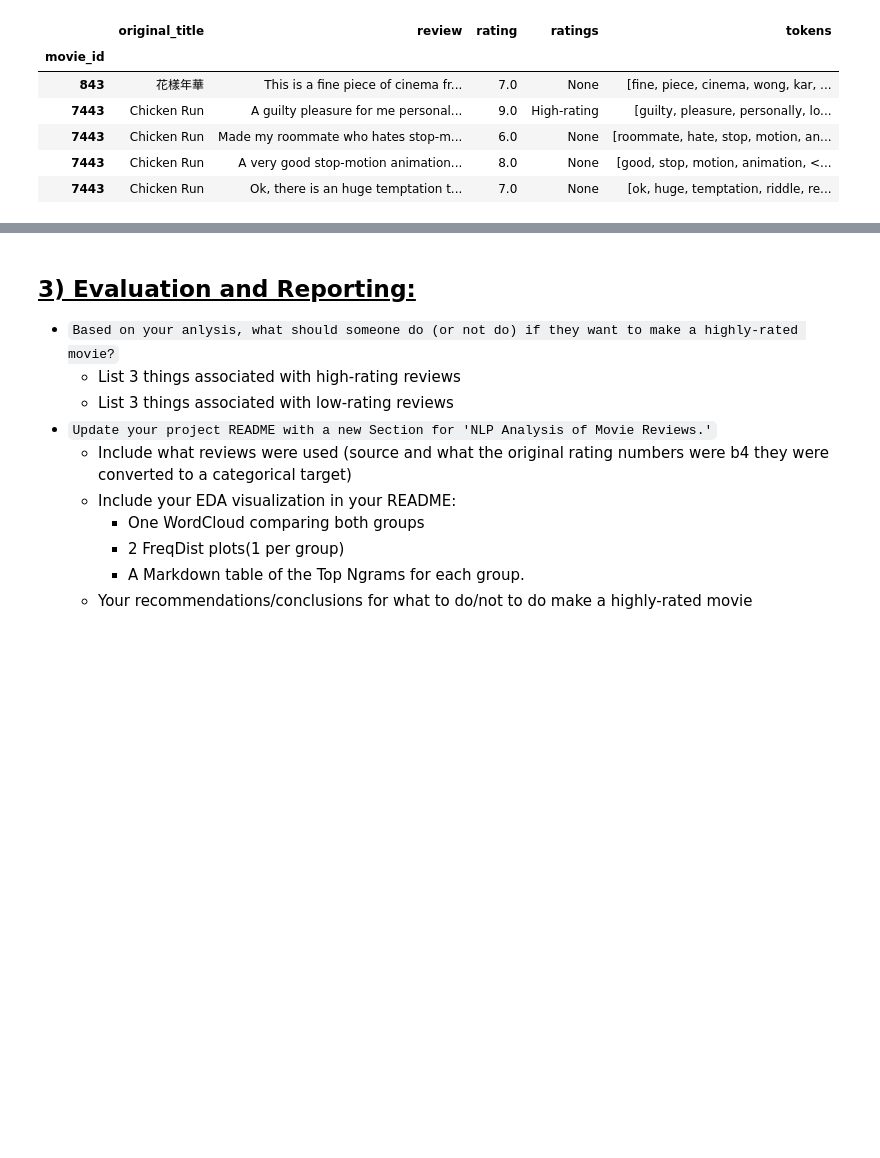
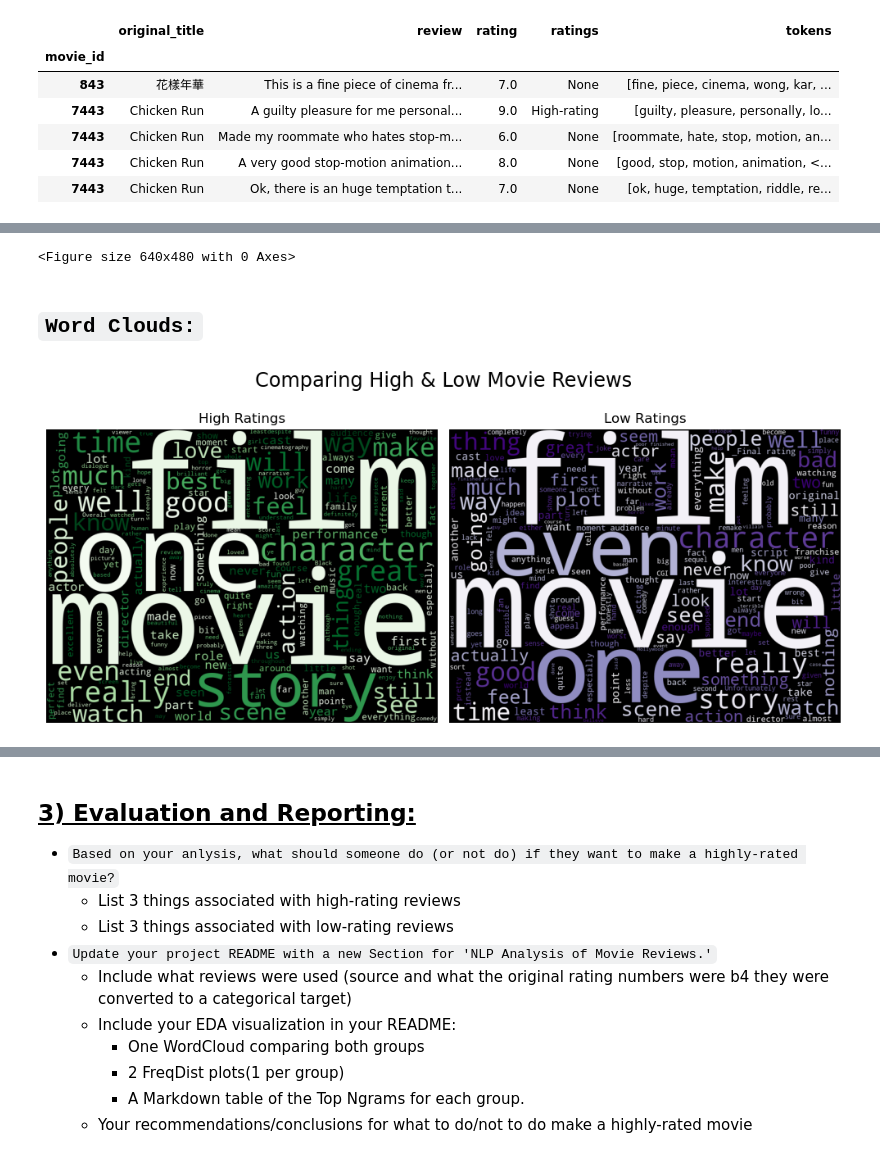
Before and after one commit to VALDE021/Data-Enrichment-Project, a Jupyter notebook: Project 2 Part 5-EricNV.ipynb, the cells around one changed output, grey strips where cells are left out. Cells and saved outputs as stored; diff of their text form; code cells hidden in the pictures; blank space fills up the shorter version.

```diff
--- a/Project 2 Part 5-EricNV.ipynb
+++ b/Project 2 Part 5-EricNV.ipynb
@@ -632,0 +606,47 @@ NameError: name 'all_pos_lemmas' is not defined
+# %%
+# Create a folder for images
+import os
+os.makedirs("images/", exist_ok=True)
+
+import matplotlib.pyplot as plt
+
+fig = plt.figure()
+# Create your plot here
+
+fig.savefig('High and Low Rating Distribution')
+# %% [output]
+<Figure size 640x480 with 0 Axes>
+# %% [markdown]
+## `Word Clouds:`
+# %%
+# Join the original text for each group
+high_rating_joined = " ".join(high['review'])
+low_rating_joined = " ".join(low['review'])
+# %%
+def plot_wordclouds(high_cloud, low_cloud, title='Comparing Word Usage'):
+    """Plots the wordlcouds for our two groups"""
+    ## Plot the Images
+    fig, axes = plt.subplots(ncols=2, figsize=(10, 5))
+    axes[0].imshow(high_cloud)
+    axes[0].set_title('High Ratings')
+    axes[0].axis('off')
+
+    axes[1].imshow(low_cloud)
+    axes[1].set_title('Low Ratings')
+    axes[1].axis('off')
+    fig.tight_layout()
+
+    fig.suptitle(title,y=1.0, fontsize='xx-large');
+    return fig
+# %%
+# Generate the WordCloud Images
+wordcloud_kws = dict(min_word_length=2,width=800, height=600, random_state=42)
+high_cloud = WordCloud(**wordcloud_kws, colormap='Greens').generate(high_rating_joined)
+low_cloud = WordCloud(**wordcloud_kws, colormap='Purples').generate(low_rating_joined)
+
+fig = plot_wordclouds(high_cloud, low_cloud, title="Comparing High & Low Movie Reviews")
+
+# Saving figure for README
+fig.savefig('images/wordclouds-movie-reviews.png', dpi=300, bbox_inches='tight', transparent=False)
+# %% [output]
+[figure, added]
```
Also changed, not shown: parts of 49 cells of this notebook, 8 other files.
